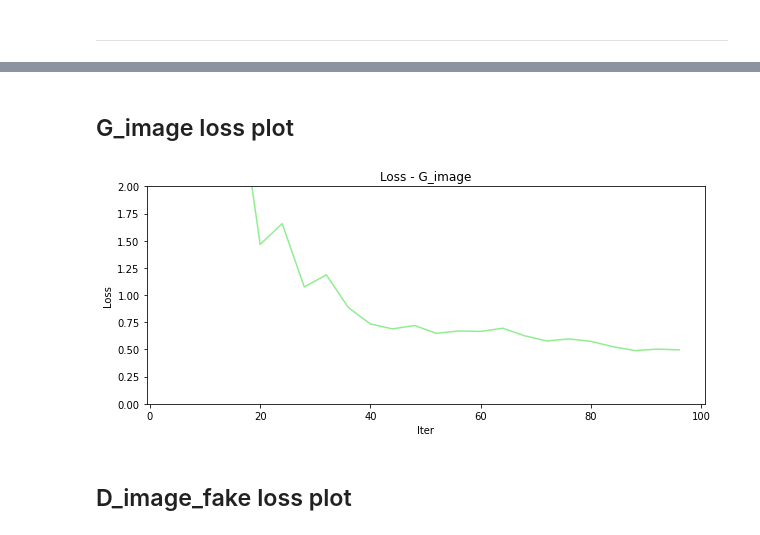
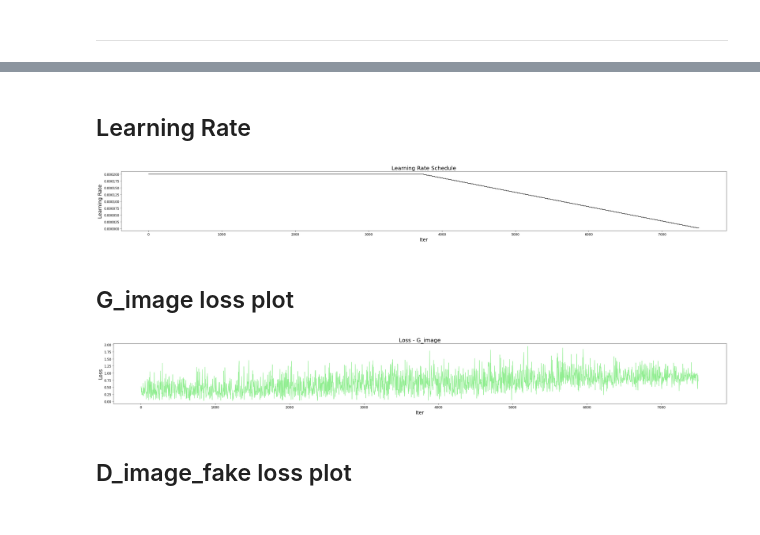
Before and after one commit to kaleighdouglas/AnonymizePeopleGAN, a Jupyter notebook: lisa/loss_plots/Plot Losses from A-GAN Log.ipynb, the cells around one changed output, grey strips where cells are left out. Drawn from its saved outputs; the diff is of its cells as text; code cells hidden in the pictures.

```diff
--- a/lisa/loss_plots/Plot Losses from A-GAN Log.ipynb
+++ b/lisa/loss_plots/Plot Losses from A-GAN Log.ipynb
@@ -6,11 +6,15 @@ import numpy as np
 import os
 
 import matplotlib.pyplot as plt
-plt.rcParams["figure.figsize"] = (10,4)
+plt.rcParams["figure.figsize"] = (40,4)
 # plt.rcParams["figure.figsize"] = (8,4)
+plt.rcParams['axes.labelsize'] = 18
+plt.rcParams['axes.titlesize'] = 20
+plt.rcParams['xtick.labelsize'] = 12
+plt.rcParams['ytick.labelsize'] = 12
 # %%
 ## Read Log File
-log_dir = 'experiment_bnorm_bs4'
+log_dir = 'experiment_agan_100_100_bs1_w40_noisemost128conv_genmask_personpool_noiselabel_gapgfc_128res'
 with open('../checkpoints/'+log_dir+'/loss_log.txt', 'r') as f:
     log = f.read()
 
@@ -77,0 +75,3 @@ count
+# %%
+log_dict['iters'] = [int(x/32) for x in log_dict['iters']]
+log_dict['iters'][:5]
@@ -97,23 +82,40 @@ plt.show()
+# %% [markdown]
+## Learning Rate
+# %%
+# Data for plotting
+x = log_dict['iters']
+y = log_dict['lr']
+fig, ax = plt.subplots()
+ax.plot(x, y, 'black')
+
+ax.set(xlabel='Iter', ylabel='Learning Rate',
+       title='Learning Rate Schedule')
+# plt.ylim(0, 2)
+if SAVE:
+    fig.savefig(log_dir +'/'+ log_dir + "_learning_rate.png")
+plt.show()
+# %% [output]
+[figure, added]
 # %% [markdown]
 ## G_image loss plot
 # %%
 # Data for plotting
 x = log_dict['iters']
 try:
     y = log_dict['G_image']
 except:
     y = log_dict['G_GAN_image']
 fig, ax = plt.subplots()
 ax.plot(x, y, 'lightgreen')
 
 ax.set(xlabel='Iter', ylabel='Loss',
        title='Loss - G_image')
-plt.ylim(0, 2)
+# plt.ylim(0, 2)
 if SAVE:
     fig.savefig(log_dir +'/'+ log_dir + "_loss_G_image.png")
 plt.show()
 # %% [output]
-[figure, old version]
+[figure, new version]
 # %% [markdown]
 ## D_image_fake loss plot
 # %%
```
Also changed, not shown: parts of 35 cells of this notebook.
